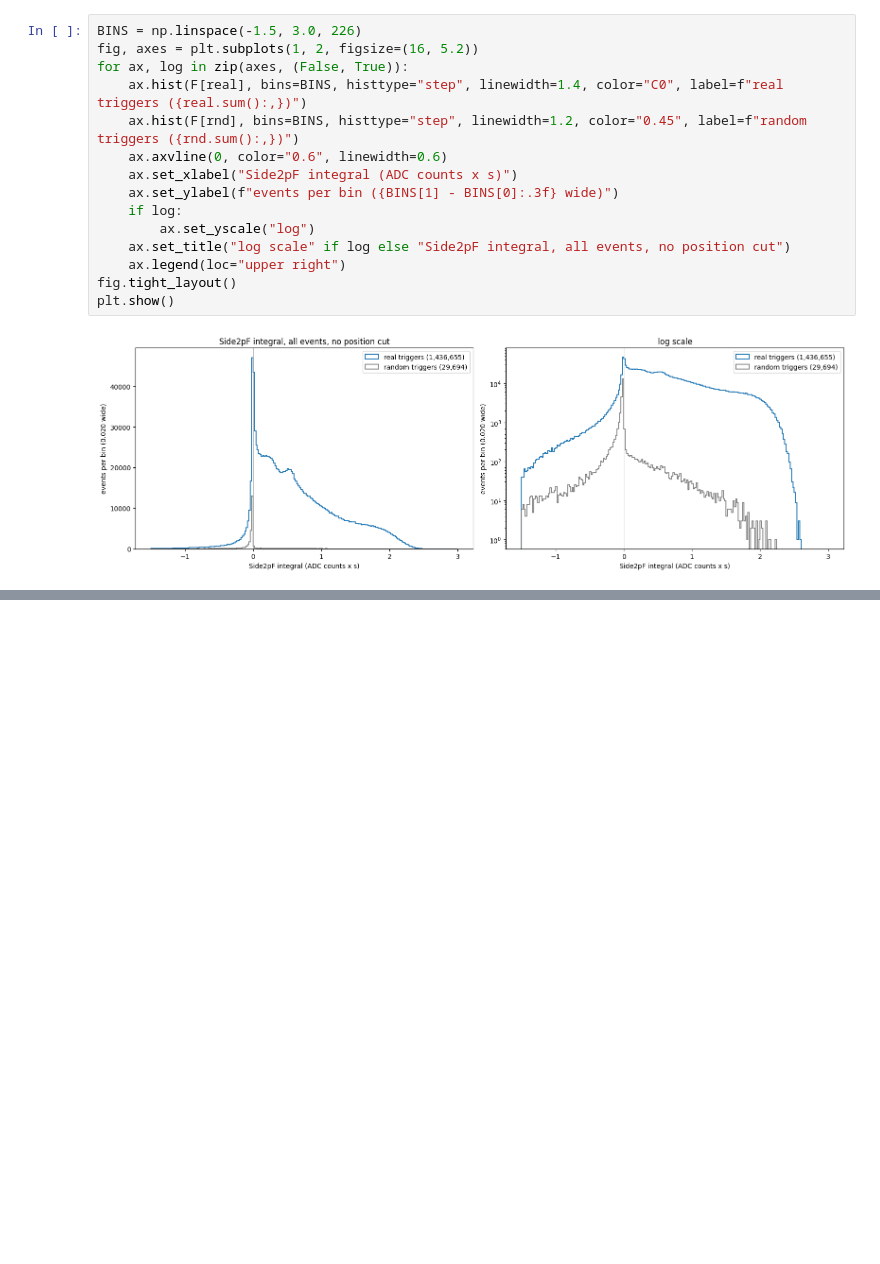
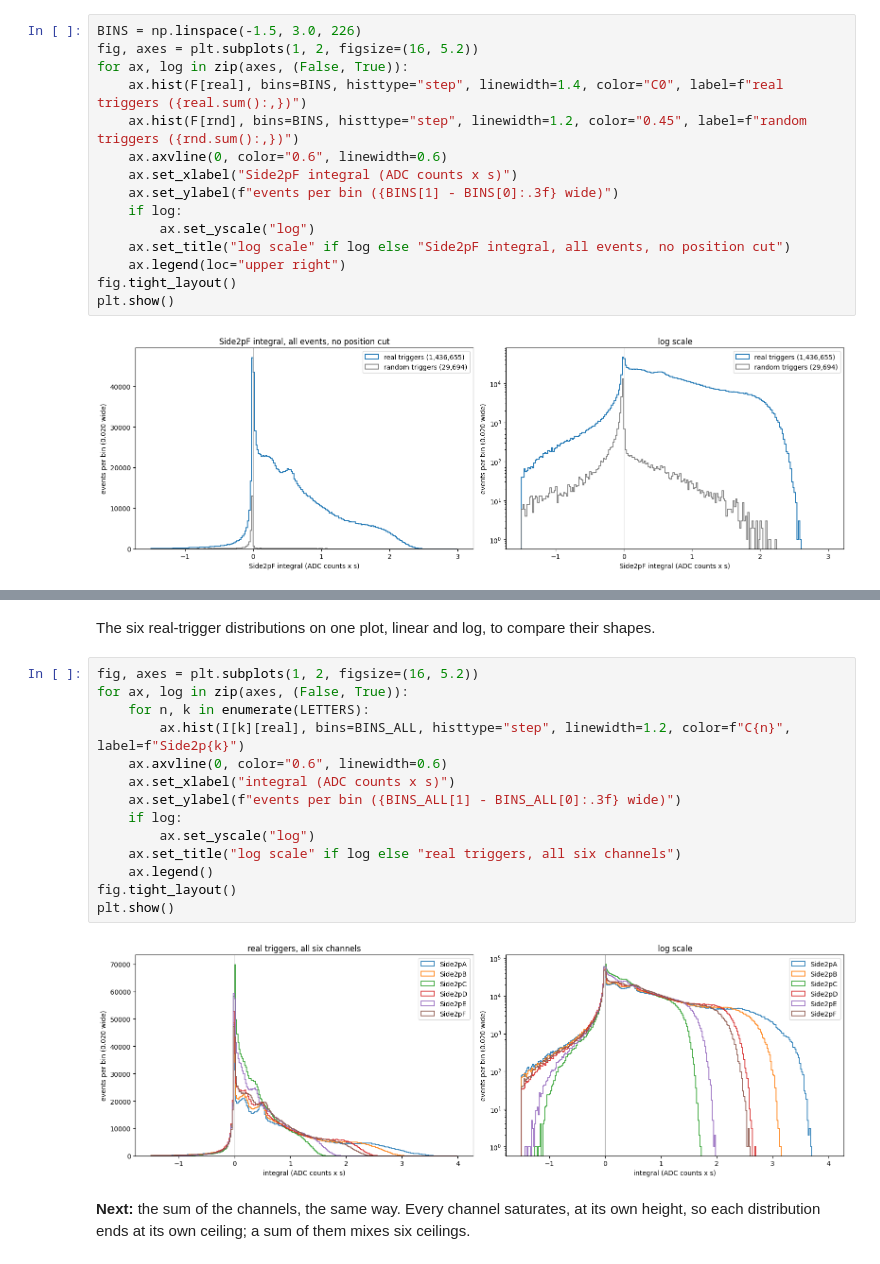
Before and after one commit to villano-lab/NSDF-Data, a Jupyter notebook: data_analysis/R76/notebooks/relcal/spectrum-82v-total.ipynb, the cells around one changed output, grey strips where cells are left out. Cells and saved outputs as stored; diff of their text form; blank space fills up the shorter version.

```diff
--- a/data_analysis/R76/notebooks/relcal/spectrum-82v-total.ipynb
+++ b/data_analysis/R76/notebooks/relcal/spectrum-82v-total.ipynb
@@ -52,0 +94,20 @@ plt.show()
+# %% [markdown]
+The six real-trigger distributions on one plot, linear and log, to compare their shapes.
+# %%
+fig, axes = plt.subplots(1, 2, figsize=(16, 5.2))
+for ax, log in zip(axes, (False, True)):
+    for n, k in enumerate(LETTERS):
+        ax.hist(I[k][real], bins=BINS_ALL, histtype="step", linewidth=1.2, color=f"C{n}", label=f"Side2p{k}")
+    ax.axvline(0, color="0.6", linewidth=0.6)
+    ax.set_xlabel("integral (ADC counts x s)")
+    ax.set_ylabel(f"events per bin ({BINS_ALL[1] - BINS_ALL[0]:.3f} wide)")
+    if log:
+        ax.set_yscale("log")
+    ax.set_title("log scale" if log else "real triggers, all six channels")
+    ax.legend()
+fig.tight_layout()
+plt.show()
+# %% [output]
+[figure, added]
+# %% [markdown]
+**Next:** the sum of the channels, the same way. Every channel saturates, at its own height, so each distribution ends at its own ceiling; a sum of them mixes six ceilings.
```
Also changed, not shown: parts of 4 cells of this notebook, 1 other file.
